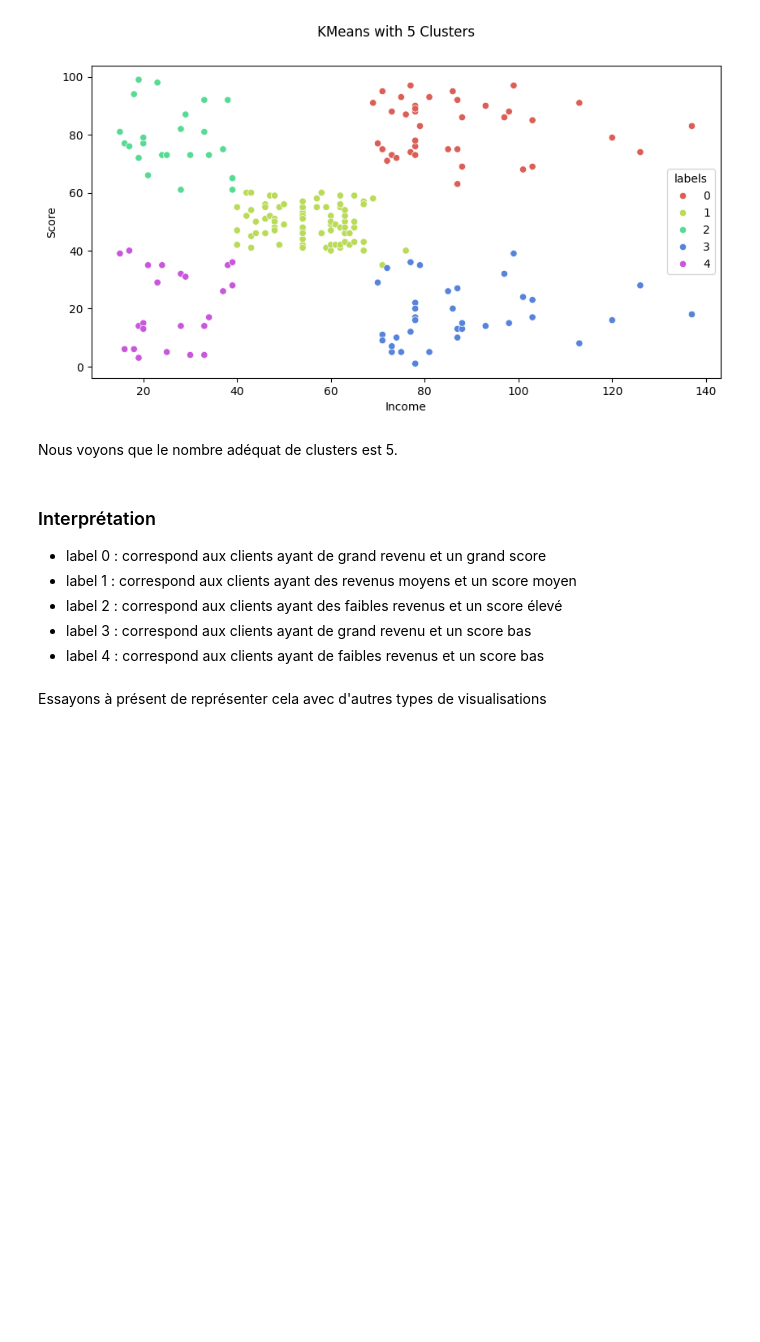
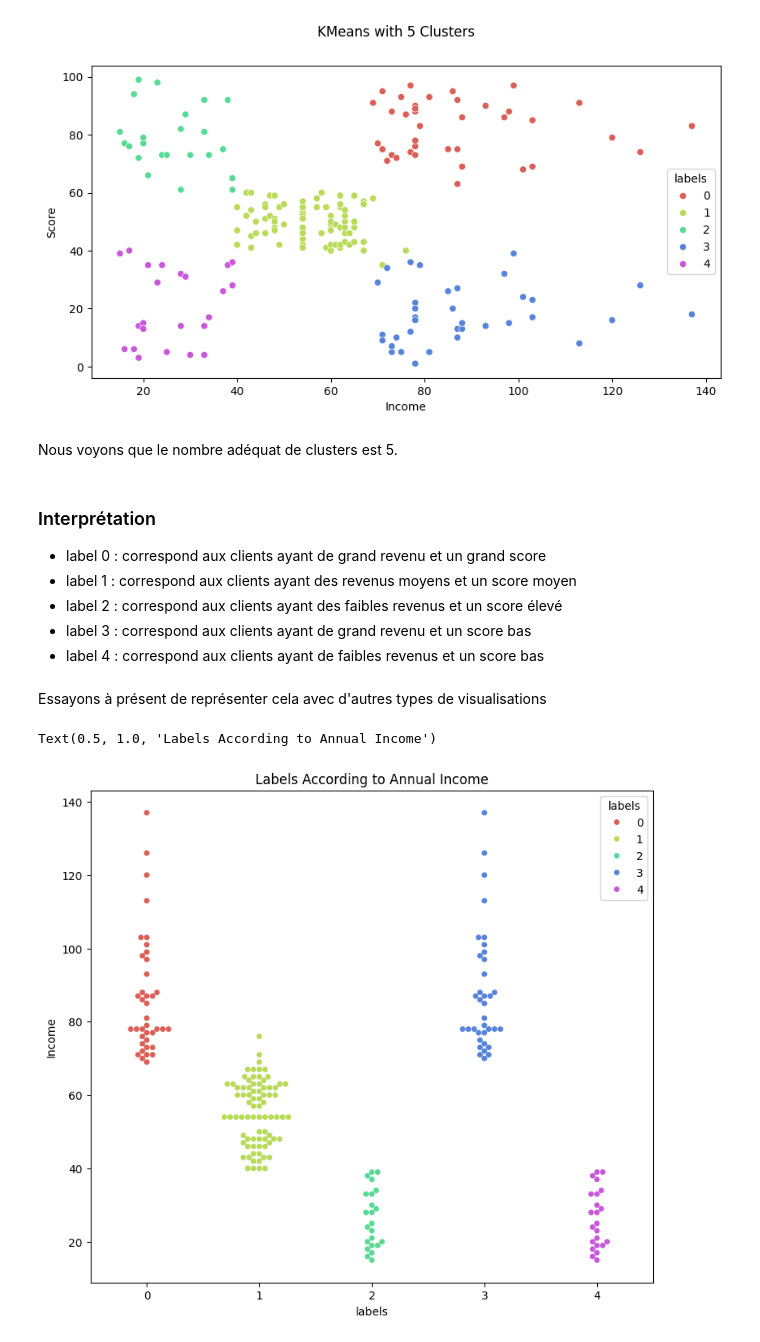
Before and after one commit to Sendy69/customer_segmentation, a Jupyter notebook: main.ipynb, the cells around one changed output. Cells and saved outputs as stored; diff of their text form; code cells hidden in the pictures; blank space fills up the shorter version.

```diff
--- a/main.ipynb
+++ b/main.ipynb
@@ -127,5 +127,9 @@ Essayons à présent de représenter cela avec d'autres types de visualisations
 # %%
 # Avec le swarmplot
 fig = plt.figure(figsize = (20, 8))
 ax = fig.add_subplot(121)
-sns.swarmplot(x="labels", y='Income')
+sns.swarmplot(x="labels", y='Income', data = X, ax=ax, hue= "labels", palette=sns.color_palette('hls', 5))
+ax.set_title('Labels According to Annual Income')
+# %% [output]
+Text(0.5, 1.0, 'Labels According to Annual Income')
+[figure, added]
```
